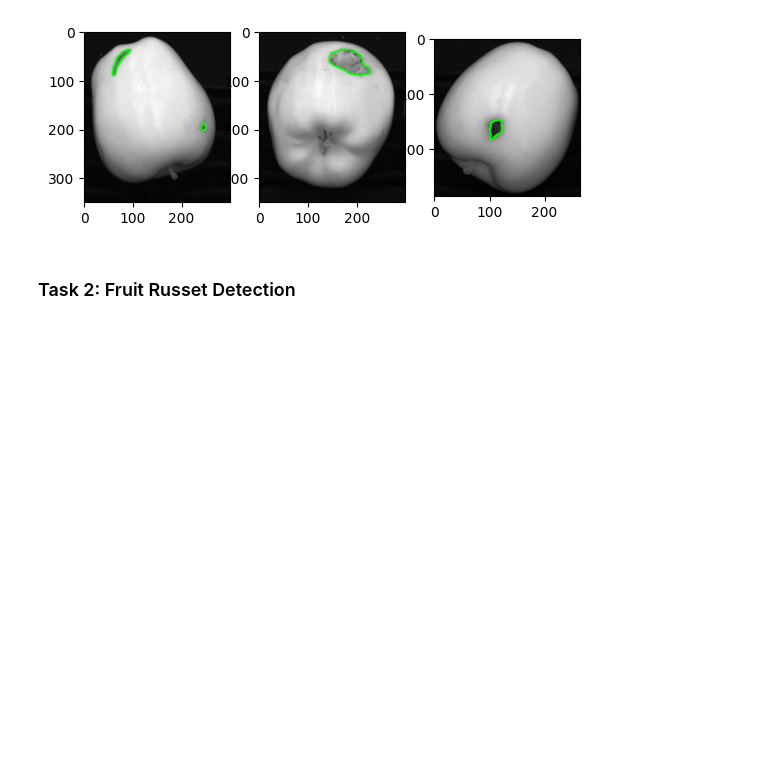
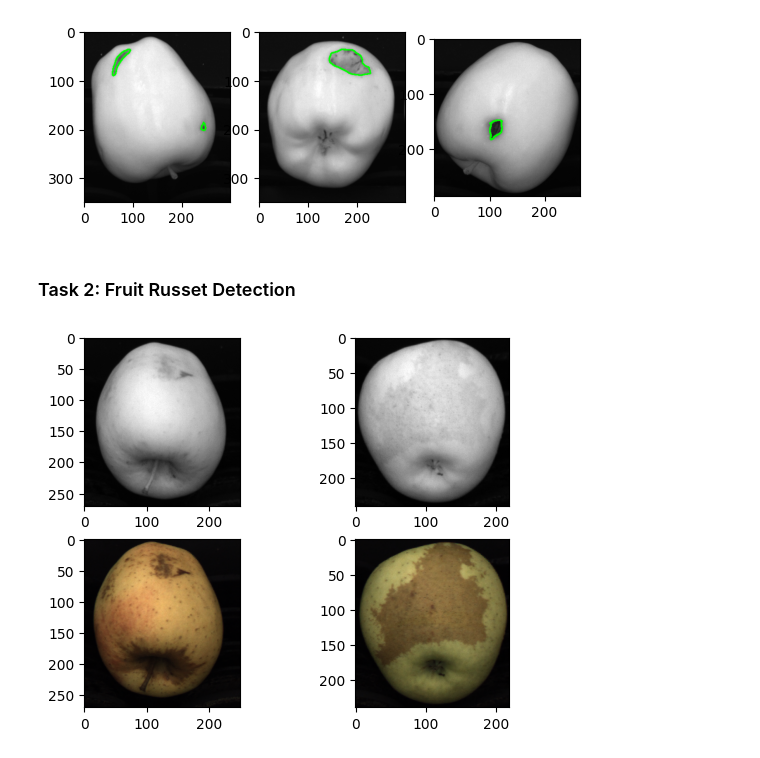
Before and after one commit to MirkoLegnini/Computer-Vision, a Jupyter notebook: Computer_Vision_Project.ipynb, the cells around one changed output. Saved outputs shown, nothing was run; the diff lists cells and outputs as text; code cells hidden in the pictures; blank space fills up the shorter version.

```diff
--- a/Computer_Vision_Project.ipynb
+++ b/Computer_Vision_Project.ipynb
@@ -114,3 +114,18 @@ plt.show()
 [figure]
 # %% [markdown]
 ### Task 2: Fruit Russet Detection
+# %%
+imgs = []
+
+for i in range (2):
+    img = cv2.imread(f"second task/C0_00000{i+4}.png", cv2.IMREAD_GRAYSCALE)
+    img_color = cv2.imread(f"second task/C1_00000{i+4}.png")
+    img_color = cv2.cvtColor(img_color, cv2.COLOR_BGR2RGB)
+    imgs.append(img_color)
+    plt.subplot(2,2,i+1)
+    plt.imshow(img, cmap = 'gray')
+    plt.subplot(2,2,i+3)
+    plt.imshow(img_color)
+plt.show()
+# %% [output]
+[figure, added]
```
Also changed, not shown: parts of 6 cells of this notebook, 1 other file.
